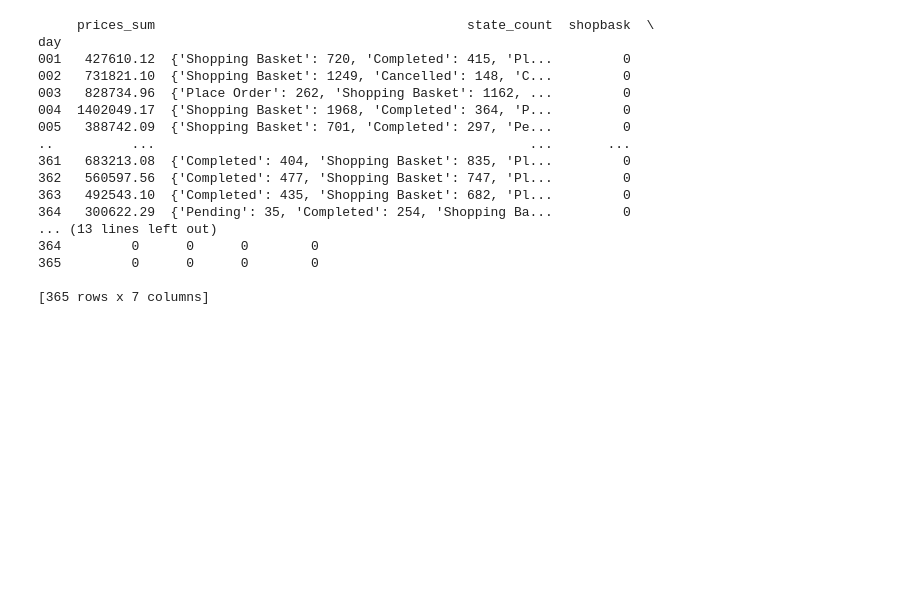
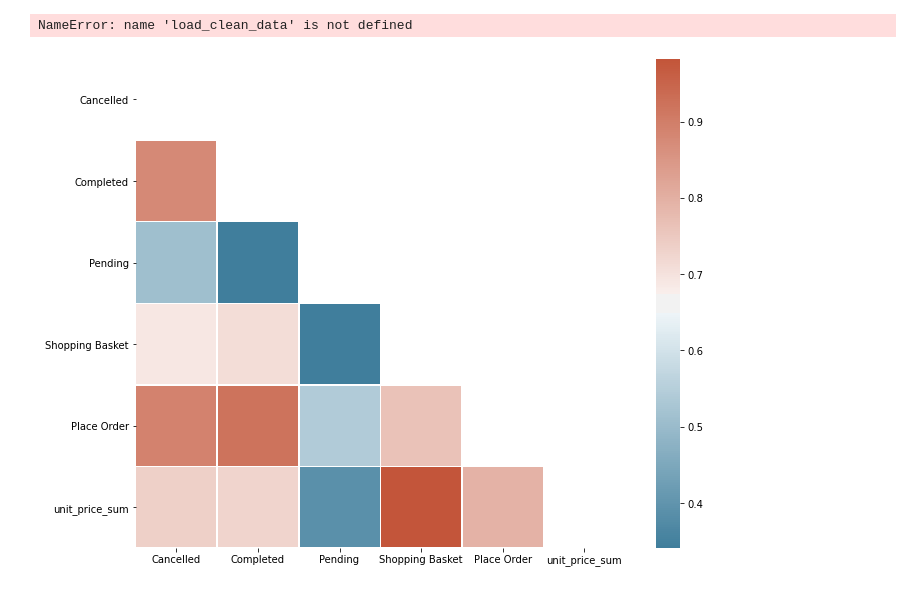
Before and after one commit to circle-ish/DataScienceBC22, a Jupyter notebook: proj2_eniac_price_discounts/src/DSBC_proj2_prices.ipynb, the cells around one changed output. Drawn from its saved outputs; the diff is of its cells as text; code cells hidden in the pictures; blank space fills up the shorter version.

Commit message:
grouped by day, counted states, plotted corr + line

```diff
--- a/proj2_eniac_price_discounts/src/DSBC_proj2_prices.ipynb
+++ b/proj2_eniac_price_discounts/src/DSBC_proj2_prices.ipynb
@@ -1,6 +1,11 @@
 # %%
 def distribution_prices():
     pass
+# %%
+ebd = load_clean_data(path = '../data/')
+ebd['orderlines'].groupby('id_order').index
+# %% [output]
+NameError: name 'load_clean_data' is not defined
 # %%
 def special_day_analysis(ebd):
     import pandas as pd
@@ -32,27 +49,32 @@ def special_day_analysis(ebd):
+# %%
+def corr_heatmap(df):
+    import seaborn as sns
+    import numpy as np
+    import matplotlib.pyplot  as plt
+
+    # Compute the correlation matrix
+    corr = df.corr()
+
+    # Generate a mask for the upper triangle
+    mask = np.triu(np.ones_like(corr, dtype=bool))
+
+    # Set up the matplotlib figure
+    f, ax = plt.subplots(figsize=(11, 9))
+
+    # Generate a custom diverging colormap
+    cmap = sns.diverging_palette(230, 20, as_cmap=True)
+
+    # Draw the heatmap with the mask and correct aspect ratio
+    sns.heatmap(corr, mask=mask, cmap=cmap, square=True, linewidths=.5)
 # %%
 if True:
     import nbimporter
     import sys, os
-    sys.path.append(os.path.join(os.path.dirname(''), '..'))
+    sys.path.append(os.path.join(os.path.dirname(''), '../..'))
     from proj2_eniac_price_discounts.DSBC_proj2_main import load_clean_data
 
     ebd = load_clean_data(path = '../data/')
-    special_day_analysis(ebd)
+    all_orders_grpday_statecount = special_day_analysis(ebd)
+    corr_heatmap(all_orders_grpday_statecount)
 # %% [output]
-     prices_sum                                        state_count  shopbask  \
-day
-001   427610.12  {'Shopping Basket': 720, 'Completed': 415, 'Pl...         0
-002   731821.10  {'Shopping Basket': 1249, 'Cancelled': 148, 'C...         0
-003   828734.96  {'Place Order': 262, 'Shopping Basket': 1162, ...         0
-004  1402049.17  {'Shopping Basket': 1968, 'Completed': 364, 'P...         0
-005   388742.09  {'Shopping Basket': 701, 'Completed': 297, 'Pe...         0
-..          ...                                                ...       ...
-361   683213.08  {'Completed': 404, 'Shopping Basket': 835, 'Pl...         0
-362   560597.56  {'Completed': 477, 'Shopping Basket': 747, 'Pl...         0
-363   492543.10  {'Completed': 435, 'Shopping Basket': 682, 'Pl...         0
-364   300622.29  {'Pending': 35, 'Completed': 254, 'Shopping Ba...         0
-... (13 lines left out)
-364         0      0      0        0
-365         0      0      0        0
-
-[365 rows x 7 columns]
+[figure, added]
```
Also changed, not shown: parts of 3 cells of this notebook.
